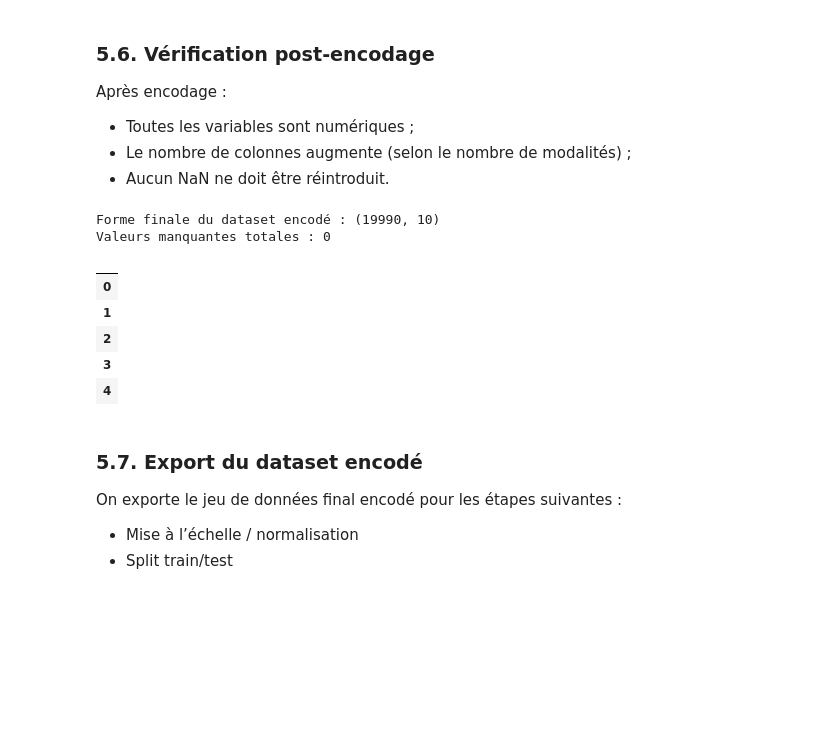
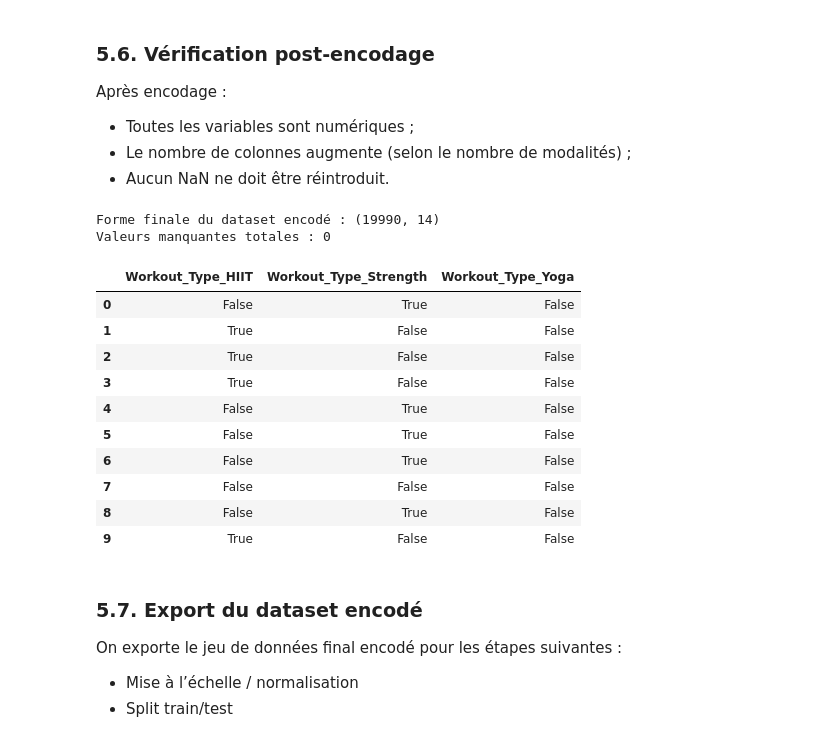
Before and after one commit to happy-developer/train.me, a Jupyter notebook: src/notebooks/preprocessing/life_style_data/preprocessing_life_style_data.ipynb, the cells around one changed output. Saved outputs shown, nothing was run; the diff lists cells and outputs as text; code cells hidden in the pictures; blank space fills up the shorter version.

```diff
--- a/src/notebooks/preprocessing/life_style_data/preprocessing_life_style_data.ipynb
+++ b/src/notebooks/preprocessing/life_style_data/preprocessing_life_style_data.ipynb
@@ -431,12 +431,12 @@ selected_features = [
 
     # Core
     "Age", "Gender", "Weight (kg)", "Height (m)", "Max_BPM", "Avg_BPM", "Resting_BPM",
-    "Session_Duration (hours)", "Experience_Level", #"Workout_Type",
+    "Session_Duration (hours)", "Experience_Level", "Workout_Type",
     # "Difficulty Level", "Body Part", "Equipment Needed",
     "Workout_Frequency (days/week)", #"Water_Intake (liters)",
     #"Fat_Percentage", "diet_type", "meal_type",
 
-    # "Age", "Weight (kg)", "Gender", "Experience_Level", "Workout_Frequency (days/week)", "Session_Duration (hours)", "Height (m)", "Max_BPM", "Avg_BPM"
+    # "Age", "Weight (kg)", "Gender", "Experience_Level", "Workout_Frequency (days/week)", "Session_Duration (hours)", "Height (m)", "Max_BPM", "Avg_BPM", "Resting_BPM"
 ]
 
 
@@ -576,18 +583,23 @@ Après encodage :
 # %%
 print(f"Forme finale du dataset encodé : {df_encoded.shape}")
 print(f"Valeurs manquantes totales : {df_encoded.isna().sum().sum()}")
 
 # Aperçu d'un sous-ensemble des nouvelles colonnes encodées
-df_encoded.filter(like="Workout_Type").head(5)
+df_encoded.filter(like="Workout_Type").head(10)
 # %% [output]
-Forme finale du dataset encodé : (19990, 10)
+Forme finale du dataset encodé : (19990, 14)
 Valeurs manquantes totales : 0
-|  |
-| 0 |
-| 1 |
-| 2 |
-| 3 |
-| 4 |
+|  | Workout_Type_HIIT | Workout_Type_Strength | Workout_Type_Yoga |
+| 0 | False | True | False |
+| 1 | True | False | False |
+| 2 | True | False | False |
+| 3 | True | False | False |
+| 4 | False | True | False |
+| 5 | False | True | False |
+| 6 | False | True | False |
+| 7 | False | False | False |
+| 8 | False | True | False |
+| 9 | True | False | False |
 # %% [markdown]
 ### 5.7. Export du dataset encodé
 
```
Also changed, not shown: parts of 25 cells of this notebook, 28 other files.
